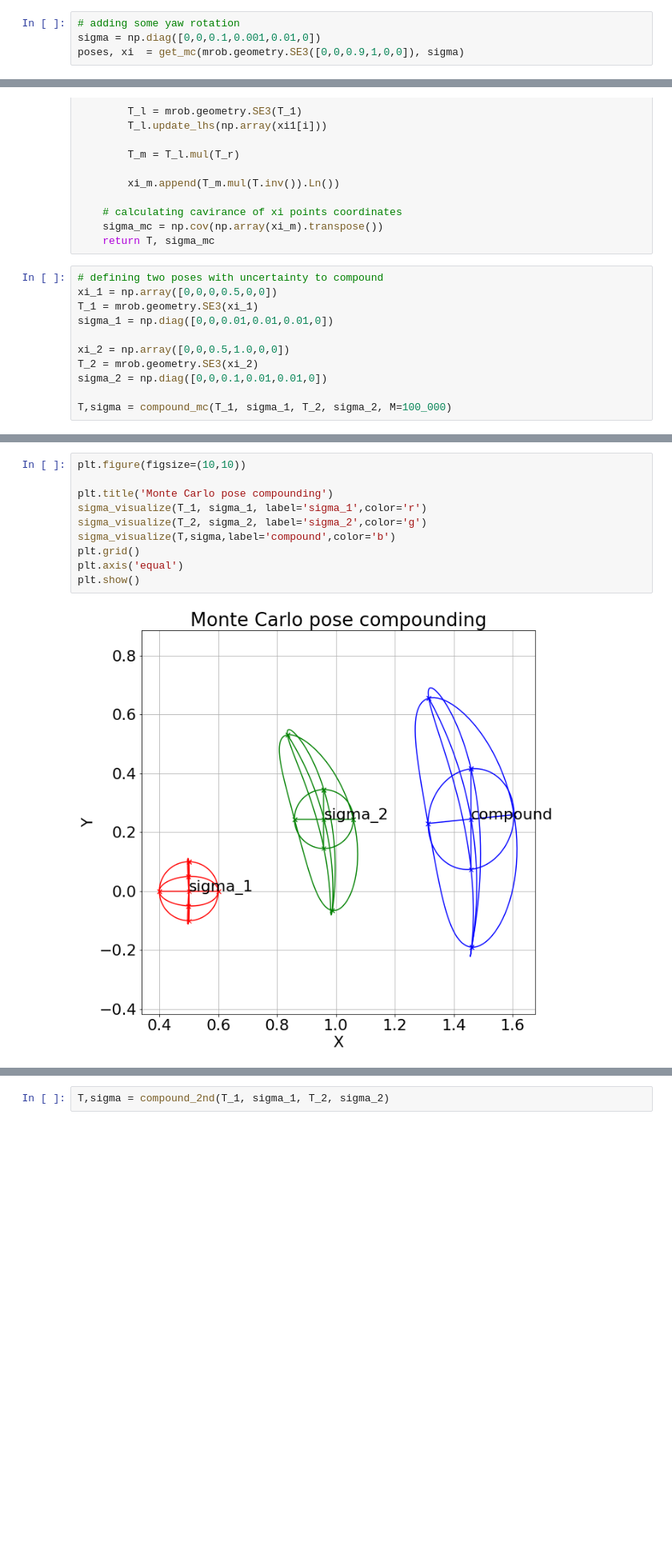
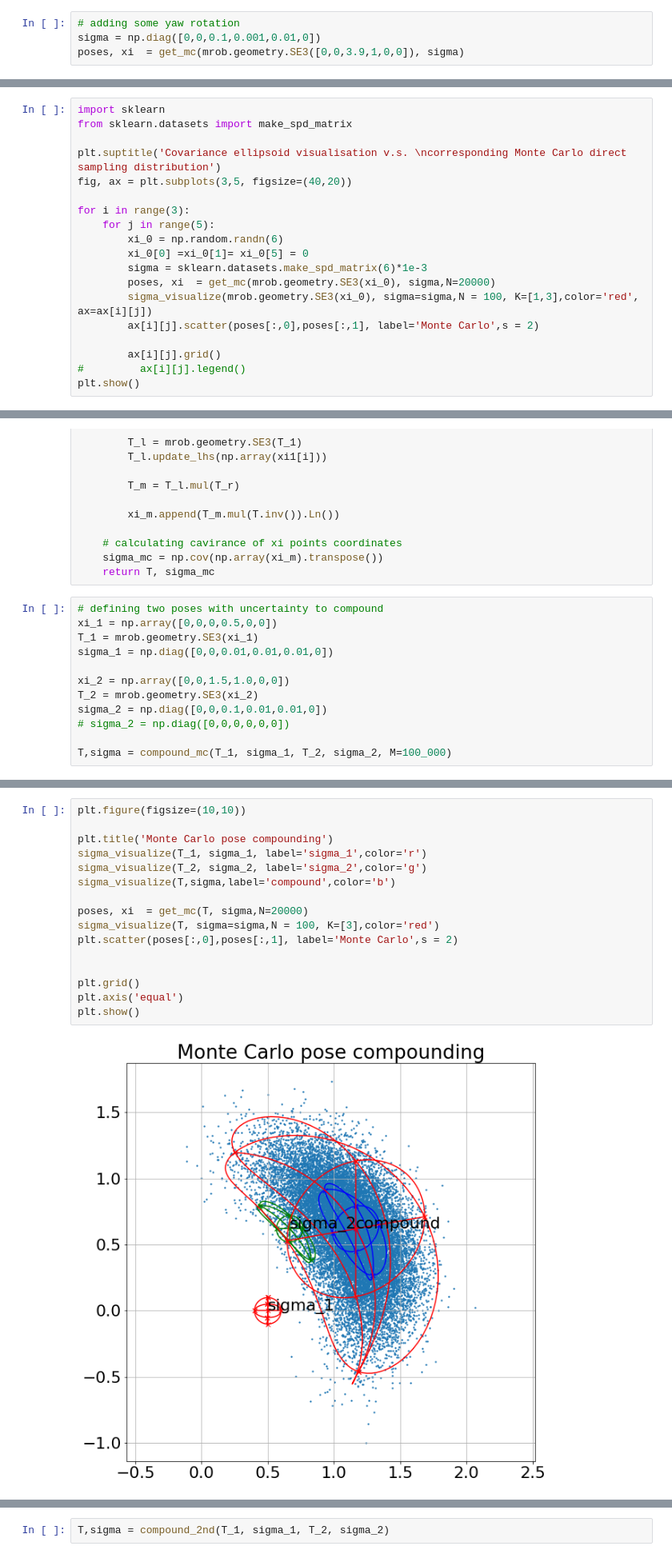
Before and after one commit to nosmokingsurfer/mrob_sandbox, a Jupyter notebook: ISP Research Project.ipynb, the cells around one changed output, grey strips where cells are left out. Shown at 80% size. Saved outputs shown, nothing was run; the diff lists cells and outputs as text; blank space fills up the shorter version.

```diff
--- a/ISP Research Project.ipynb
+++ b/ISP Research Project.ipynb
@@ -402,7 +410,7 @@ Two visualizations correspond to each other. Let's try now another pose instead
 # %%
 # adding some yaw rotation
 sigma = np.diag([0,0,0.1,0.001,0.01,0])
-poses, xi  = get_mc(mrob.geometry.SE3([0,0,0.9,1,0,0]), sigma)
+poses, xi  = get_mc(mrob.geometry.SE3([0,0,3.9,1,0,0]), sigma)
 # %%
 plt.figure(figsize=(10,10))
 plt.suptitle('Covariance ellipsoid visualisation v.s. \ncorresponding Monte Carlo direct sampling distribution')
@@ -420,0 +429,19 @@ plt.show()
+# %%
+import sklearn
+from sklearn.datasets import make_spd_matrix
+
+plt.suptitle('Covariance ellipsoid visualisation v.s. \ncorresponding Monte Carlo direct sampling distribution')
+fig, ax = plt.subplots(3,5, figsize=(40,20))
+
+for i in range(3):
+    for j in range(5):
+        xi_0 = np.random.randn(6)
+        xi_0[0] =xi_0[1]= xi_0[5] = 0
+        sigma = sklearn.datasets.make_spd_matrix(6)*1e-3
+        poses, xi  = get_mc(mrob.geometry.SE3(xi_0), sigma,N=20000)
+        sigma_visualize(mrob.geometry.SE3(xi_0), sigma=sigma,N = 100, K=[1,3],color='red', ax=ax[i][j])
+        ax[i][j].scatter(poses[:,0],poses[:,1], label='Monte Carlo',s = 2)
+
+        ax[i][j].grid()
+#         ax[i][j].legend()
+plt.show()
@@ -487,9 +521,10 @@ xi_1 = np.array([0,0,0,0.5,0,0])
 T_1 = mrob.geometry.SE3(xi_1)
 sigma_1 = np.diag([0,0,0.01,0.01,0.01,0])
 
-xi_2 = np.array([0,0,0.5,1.0,0,0])
+xi_2 = np.array([0,0,1.5,1.0,0,0])
 T_2 = mrob.geometry.SE3(xi_2)
 sigma_2 = np.diag([0,0,0.1,0.01,0.01,0])
+# sigma_2 = np.diag([0,0,0,0,0,0])
 
 T,sigma = compound_mc(T_1, sigma_1, T_2, sigma_2, M=100_000)
 # %%
@@ -505,15 +540,21 @@ Text(86.0, 0.5, "['z', 'y', 'x', 'yaw', 'pitch', 'roll']")
 # %%
 plt.figure(figsize=(10,10))
 
 plt.title('Monte Carlo pose compounding')
 sigma_visualize(T_1, sigma_1, label='sigma_1',color='r')
 sigma_visualize(T_2, sigma_2, label='sigma_2',color='g')
 sigma_visualize(T,sigma,label='compound',color='b')
+
+poses, xi  = get_mc(T, sigma,N=20000)
+sigma_visualize(T, sigma=sigma,N = 100, K=[3],color='red')
+plt.scatter(poses[:,0],poses[:,1], label='Monte Carlo',s = 2)
+
+
 plt.grid()
 plt.axis('equal')
 plt.show()
 # %% [output]
-[figure, old version]
+[figure, new version]
 # %% [markdown]
 ## Second order compounding
 
```
Also changed, not shown: parts of 25 cells of this notebook.
